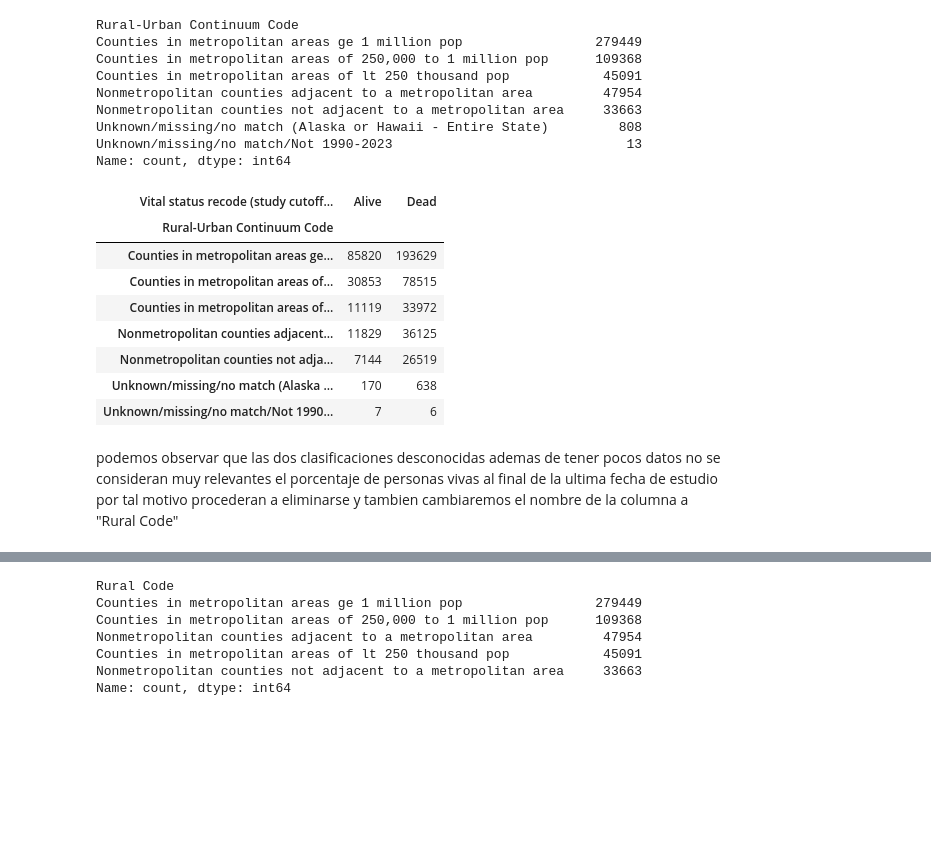
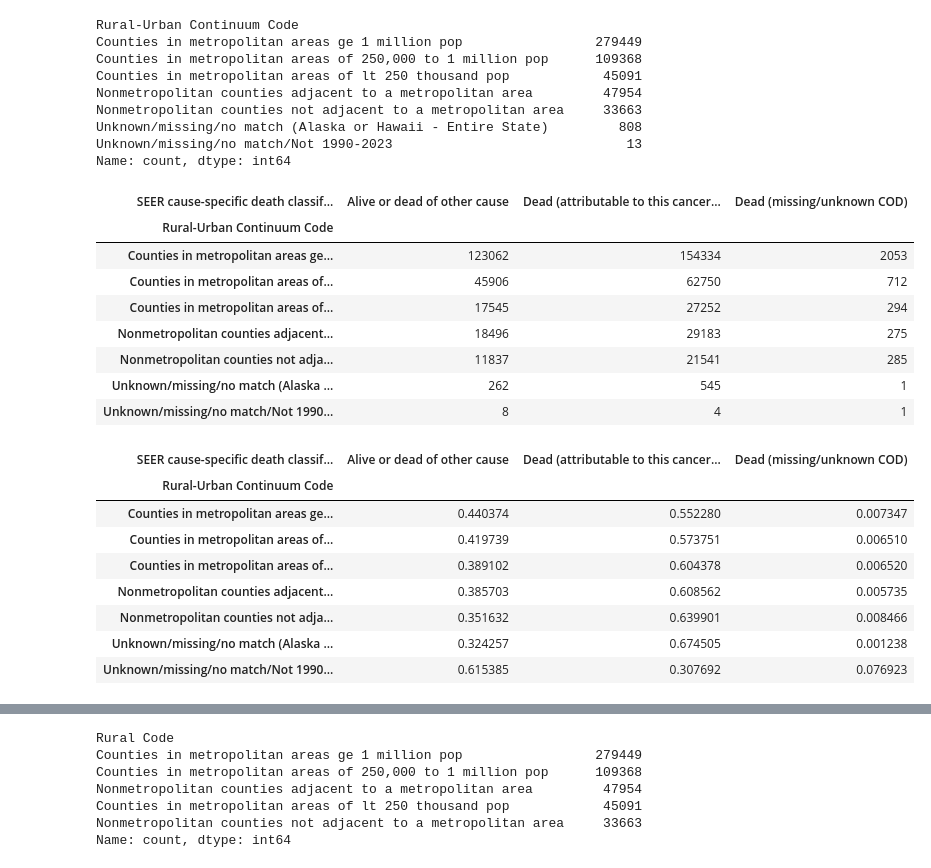
Before and after one commit to carlos-villa-restrepo/lung-cancer-prediction-xgboost, a Jupyter notebook: notebooks/betania_EDA_3.ipynb, the cells around one changed output, grey strips where cells are left out. Cells and saved outputs as stored; diff of their text form; code cells hidden in the pictures; blank space fills up the shorter version.

Commit message:
Finalizando el diseño del EDA

```diff
--- a/notebooks/betania_EDA_3.ipynb
+++ b/notebooks/betania_EDA_3.ipynb
@@ -295,16 +308,26 @@ Unknown/missing/no match (Alaska or Hawaii - Entire State)         808
 Unknown/missing/no match/Not 1990-2023                              13
 Name: count, dtype: int64
 # %%
-df.groupby("Rural-Urban Continuum Code")["Vital status recode (study cutoff used)"].value_counts().unstack().fillna(0)
+df.groupby("Rural-Urban Continuum Code")["SEER cause-specific death classification"].value_counts().unstack().fillna(0)
 # %% [output]
-| Vital status recode (study cutoff... | Alive | Dead |
-| Rural-Urban Continuum Code |  |  |
-| Counties in metropolitan areas ge... | 85820 | 193629 |
-| Counties in metropolitan areas of... | 30853 | 78515 |
-| Counties in metropolitan areas of... | 11119 | 33972 |
-| Nonmetropolitan counties adjacent... | 11829 | 36125 |
-| Nonmetropolitan counties not adja... | 7144 | 26519 |
-| Unknown/missing/no match (Alaska ... | 170 | 638 |
-| Unknown/missing/no match/Not 1990... | 7 | 6 |
+| SEER cause-specific death classif... | Alive or dead of other cause | Dead (attributable to this cancer... | Dead (missing/unknown COD) |
+| Rural-Urban Continuum Code |  |  |  |
+| Counties in metropolitan areas ge... | 123062 | 154334 | 2053 |
+| Counties in metropolitan areas of... | 45906 | 62750 | 712 |
+| Counties in metropolitan areas of... | 17545 | 27252 | 294 |
+| Nonmetropolitan counties adjacent... | 18496 | 29183 | 275 |
+| Nonmetropolitan counties not adja... | 11837 | 21541 | 285 |
+| Unknown/missing/no match (Alaska ... | 262 | 545 | 1 |
+| Unknown/missing/no match/Not 1990... | 8 | 4 | 1 |
-# %% [markdown]
-podemos observar que las dos clasificaciones desconocidas ademas de tener pocos datos no se consideran muy relevantes el porcentaje de personas vivas al final de  la ultima fecha de estudio por tal motivo procederan a eliminarse y tambien cambiaremos el nombre de la columna a "Rural Code"
+# %%
+df.groupby("Rural-Urban Continuum Code")["SEER cause-specific death classification"].value_counts(normalize=True).unstack()
+# %% [output]
+| SEER cause-specific death classif... | Alive or dead of other cause | Dead (attributable to this cancer... | Dead (missing/unknown COD) |
+| Rural-Urban Continuum Code |  |  |  |
+| Counties in metropolitan areas ge... | 0.440374 | 0.552280 | 0.007347 |
+| Counties in metropolitan areas of... | 0.419739 | 0.573751 | 0.006510 |
+| Counties in metropolitan areas of... | 0.389102 | 0.604378 | 0.006520 |
+| Nonmetropolitan counties adjacent... | 0.385703 | 0.608562 | 0.005735 |
+| Nonmetropolitan counties not adja... | 0.351632 | 0.639901 | 0.008466 |
+| Unknown/missing/no match (Alaska ... | 0.324257 | 0.674505 | 0.001238 |
+| Unknown/missing/no match/Not 1990... | 0.615385 | 0.307692 | 0.076923 |
```
Also changed, not shown: parts of 36 cells of this notebook.
